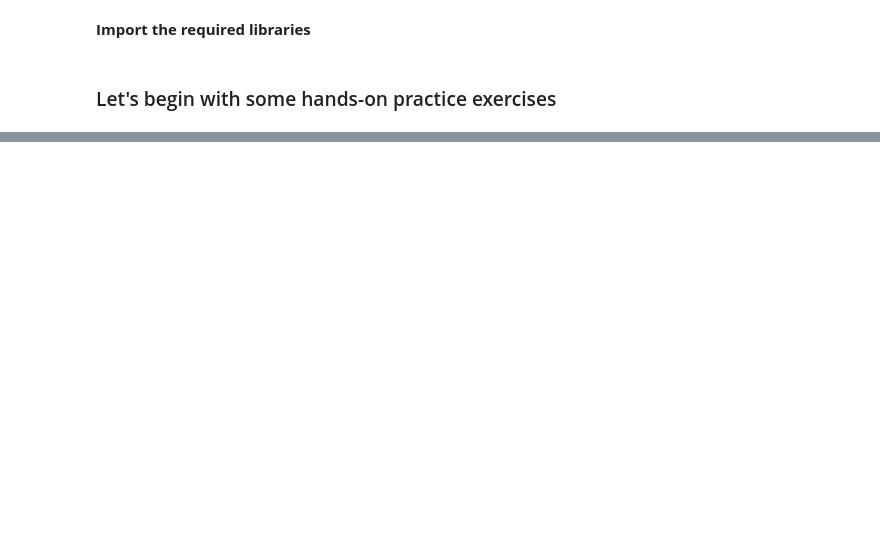
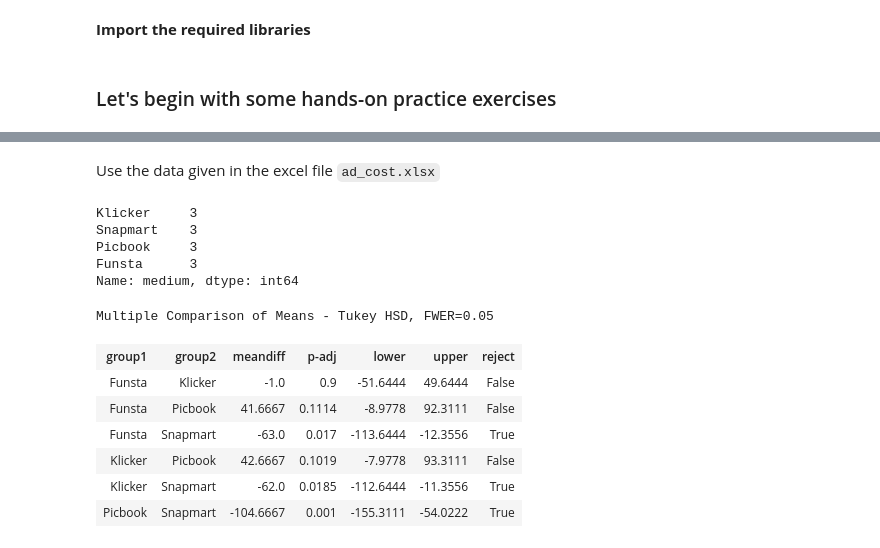
Before and after one commit to Basavaraj100/Statistics_for_machine_learning, a Jupyter notebook: STAT - Take Home - Questions.ipynb, the cells around one changed output, grey strips where cells are left out. Cells and saved outputs as stored; diff of their text form; code cells hidden in the pictures; blank space fills up the shorter version.

```diff
--- a/STAT - Take Home - Questions.ipynb
+++ b/STAT - Take Home - Questions.ipynb
@@ -370,0 +230,4 @@ type_2_error
+# %%
+# type your code here
+df=pd.read_excel(r'ad_cost.xlsx')
+df.head()
@@ -370,0 +272,11 @@ type_2_error
+# %% [markdown]
+Use the data given in the excel file `ad_cost.xlsx`
+# %%
+# type your code here
+df['medium'].value_counts()
+# %% [output]
+Klicker     3
+Snapmart    3
+Picbook     3
+Funsta      3
+Name: medium, dtype: int64
@@ -370,0 +285,13 @@ type_2_error
+# %%
+v=MultiComparison(data=df['cost'],groups=df['medium'])
+# %%
+v.tukeyhsd().summary()
+# %% [output]
+Multiple Comparison of Means - Tukey HSD, FWER=0.05
+| group1 | group2 | meandiff | p-adj | lower | upper | reject |
+| Funsta | Klicker | -1.0 | 0.9 | -51.6444 | 49.6444 | False |
+| Funsta | Picbook | 41.6667 | 0.1114 | -8.9778 | 92.3111 | False |
+| Funsta | Snapmart | -63.0 | 0.017 | -113.6444 | -12.3556 | True |
+| Klicker | Picbook | 42.6667 | 0.1019 | -7.9778 | 93.3111 | False |
+| Klicker | Snapmart | -62.0 | 0.0185 | -112.6444 | -11.3556 | True |
+| Picbook | Snapmart | -104.6667 | 0.001 | -155.3111 | -54.0222 | True |
```
Also changed, not shown: parts of 113 cells of this notebook, 5 other files.
